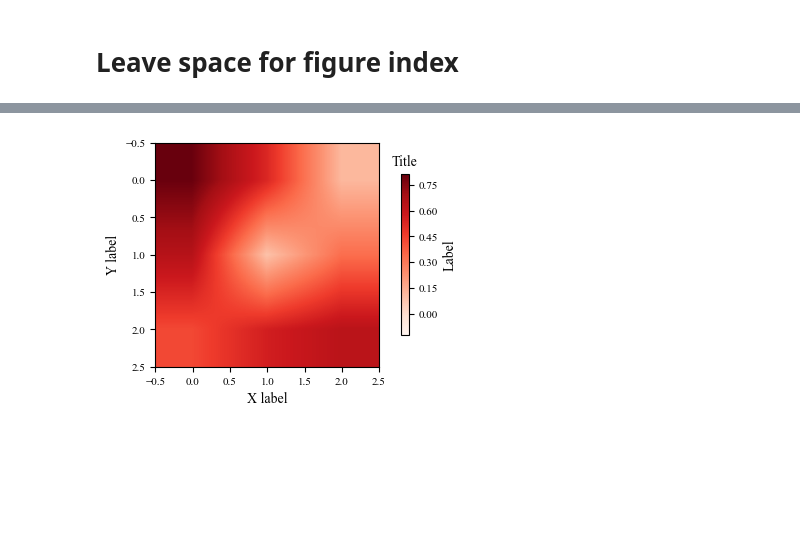
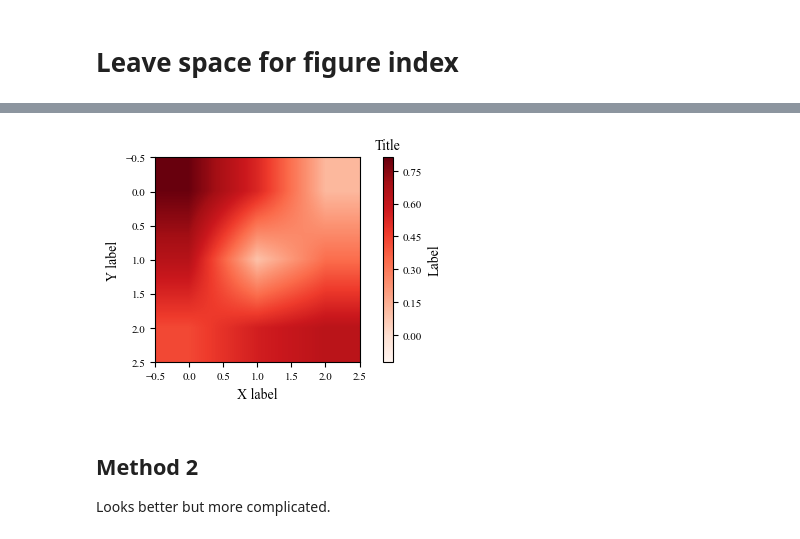
Before and after one commit to ruozhoulin/PlotPublication, a Jupyter notebook: tutorial_1_component.ipynb, the cells around one changed output, grey strips where cells are left out. Cells and saved outputs as stored; diff of their text form; code cells hidden in the pictures; blank space fills up the shorter version.

```diff
--- a/tutorial_1_component.ipynb
+++ b/tutorial_1_component.ipynb
@@ -249,31 +223,36 @@ fig.tight_layout()
 # %%
 Fig = FigurePublication(1, 1)
 fig, ax = Fig.fig, Fig.ax
 
 np.random.seed(999)
 matrix = np.random.rand(3,3)
 
 # control range of color
 vmin = np.min(matrix)
 vmax = np.max(matrix)
 dv = vmax - vmin
 vmin -= 0.3 * dv
 vmax += 0.01 * dv
 
 # https://matplotlib.org/stable/gallery/images_contours_and_fields/interpolation_methods.html
 pos = ax.imshow(matrix, interpolation="bilinear", cmap=matplotlib.colormaps["Reds"], vmin=vmin, vmax=vmax)
 ax.set_xlabel("X label")
 ax.set_ylabel("Y label")
 
 # * set color bar
 # https://matplotlib.org/stable/gallery/color/colorbar_basics.html
-clb = fig.colorbar(pos, ax=ax, location="right", fraction=0.03, pad=0.08)
+# clb = fig.colorbar(pos, ax=ax, location="right", fraction=1, pad=0.08)
+clb = fig.colorbar(pos, ax=ax, location="right", fraction=0.05, pad=0.08)
 
 tick_locator = MaxNLocator(nbins=9)
 clb.locator = tick_locator
 clb.update_ticks()
 
 clb.ax.set_title("Title")
 clb.set_label("Label")
 # %% [output]
-[figure, old version]
+[figure, new version]
+# %% [markdown]
+## Method 2
+
+Looks better but more complicated.
```
Also changed, not shown: parts of 11 cells of this notebook, 11 other files.
